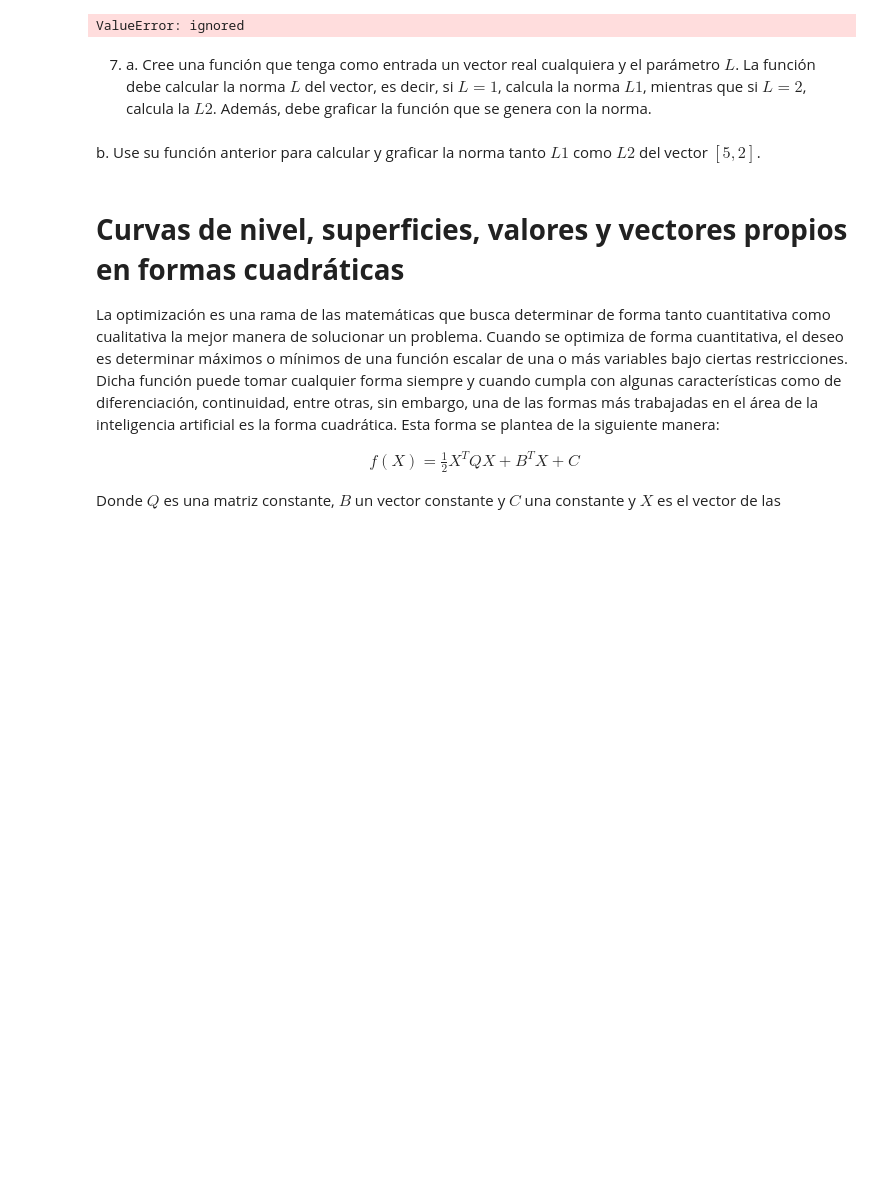
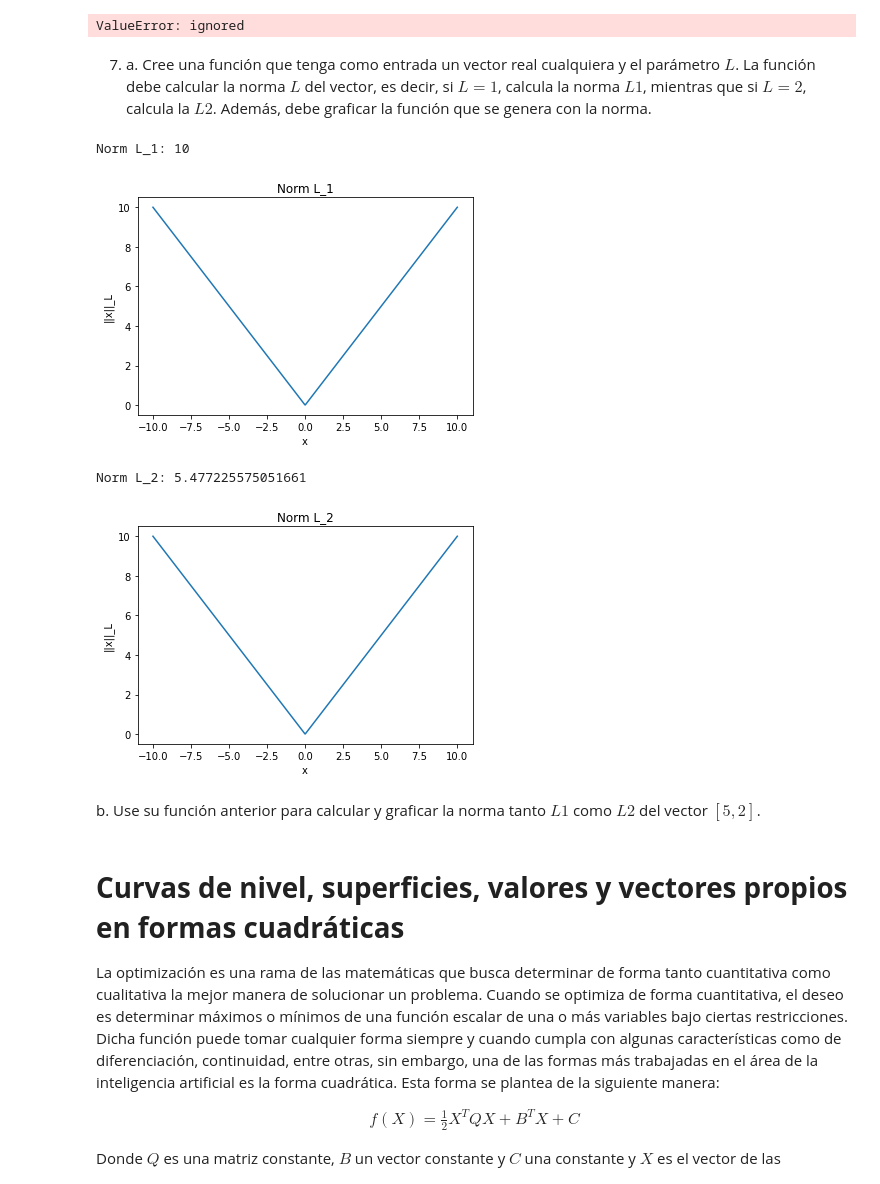
Before and after one commit to johng02/john-gomez, a Jupyter notebook: Laboratorio_3.ipynb, the cells around one changed output. Saved outputs shown, nothing was run; the diff lists cells and outputs as text; code cells hidden in the pictures; blank space fills up the shorter version.

```diff
--- a/Laboratorio_3.ipynb
+++ b/Laboratorio_3.ipynb
@@ -258,6 +258,41 @@ ValueError: ignored
 # %% [markdown]
 
 7. a. Cree una función que tenga como entrada un vector real cualquiera y el parámetro $L$. La función debe calcular la norma $L$ del vector, es decir, si $L=1$, calcula la norma $L1$, mientras que si $L=2$, calcula la $L2$. Además, debe graficar la función que se genera con la norma.
+# %%
+import numpy as np
+import matplotlib.pyplot as plt
+
+def norm_L(vector, L):
+    if L == 1:
+        result = np.sum(np.abs(vector))
+    elif L == 2:
+        result = np.sqrt(np.sum(np.power(vector, 2)))
+    else:
+        result = np.power(np.sum(np.power(vector, L)), 1/L)
+    return result
+
+def plot_norm(vector, L):
+    x = np.linspace(-10, 10, 1000)
+    y = np.array([norm_L(x_i, L) for x_i in x])
+    plt.plot(x, y)
+    plt.xlabel("x")
+    plt.ylabel("||x||_L")
+    plt.title("Norm L_{}".format(L))
+    plt.show()
+
+vector = np.array([1, 2, 3, 4])
+L = 1
+print("Norm L_{}: {}".format(L, norm_L(vector, L)))
+plot_norm(vector, L)
+
+L = 2
+print("Norm L_{}: {}".format(L, norm_L(vector, L)))
+plot_norm(vector, L)
+# %% [output]
+Norm L_1: 10
+[figure, added]
+Norm L_2: 5.477225575051661
+[figure, added]
 # %% [markdown]
 b. Use su función anterior para calcular y graficar la norma tanto $L1$ como $L2$ del vector $[5,2]$.
 # %% [markdown]
```
